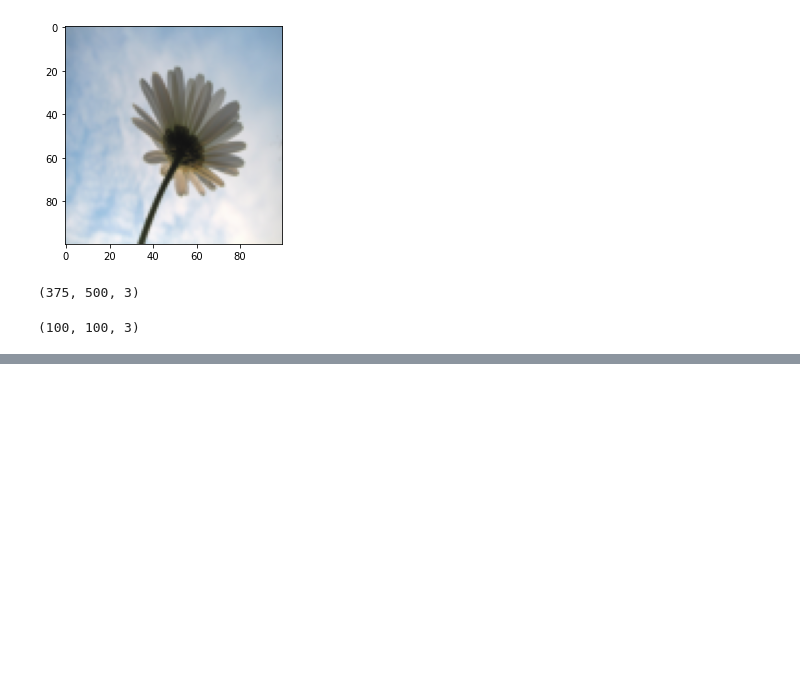
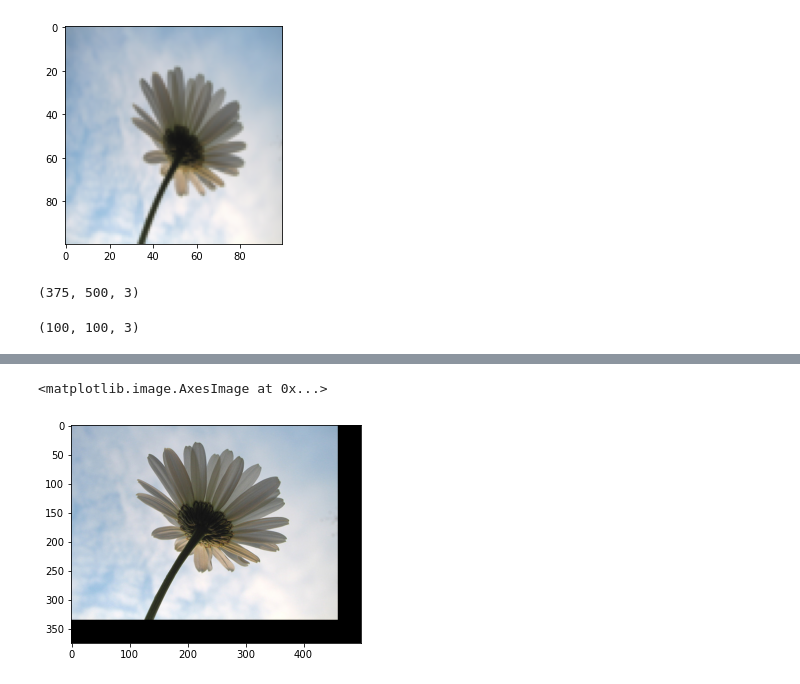
Before and after one commit to ducksfrogs/signate_quest, a Jupyter notebook: misc/img_files/jup/Untitled.ipynb, the cells around one changed output, grey strips where cells are left out. Drawn from its saved outputs; the diff is of its cells as text; code cells hidden in the pictures; blank space fills up the shorter version.

```diff
--- a/misc/img_files/jup/Untitled.ipynb
+++ b/misc/img_files/jup/Untitled.ipynb
@@ -89,0 +97,8 @@ img_resize.shape
+# %%
+rot = transform.AffineTransform(translation=(40,40))
+img_affine = transform.warp(img, rot)
+
+plt.imshow(img_affine)
+# %% [output]
+<matplotlib.image.AxesImage at 0x...>
+[figure, added]
```
Also changed, not shown: parts of 2 cells of this notebook, 2 other files.
